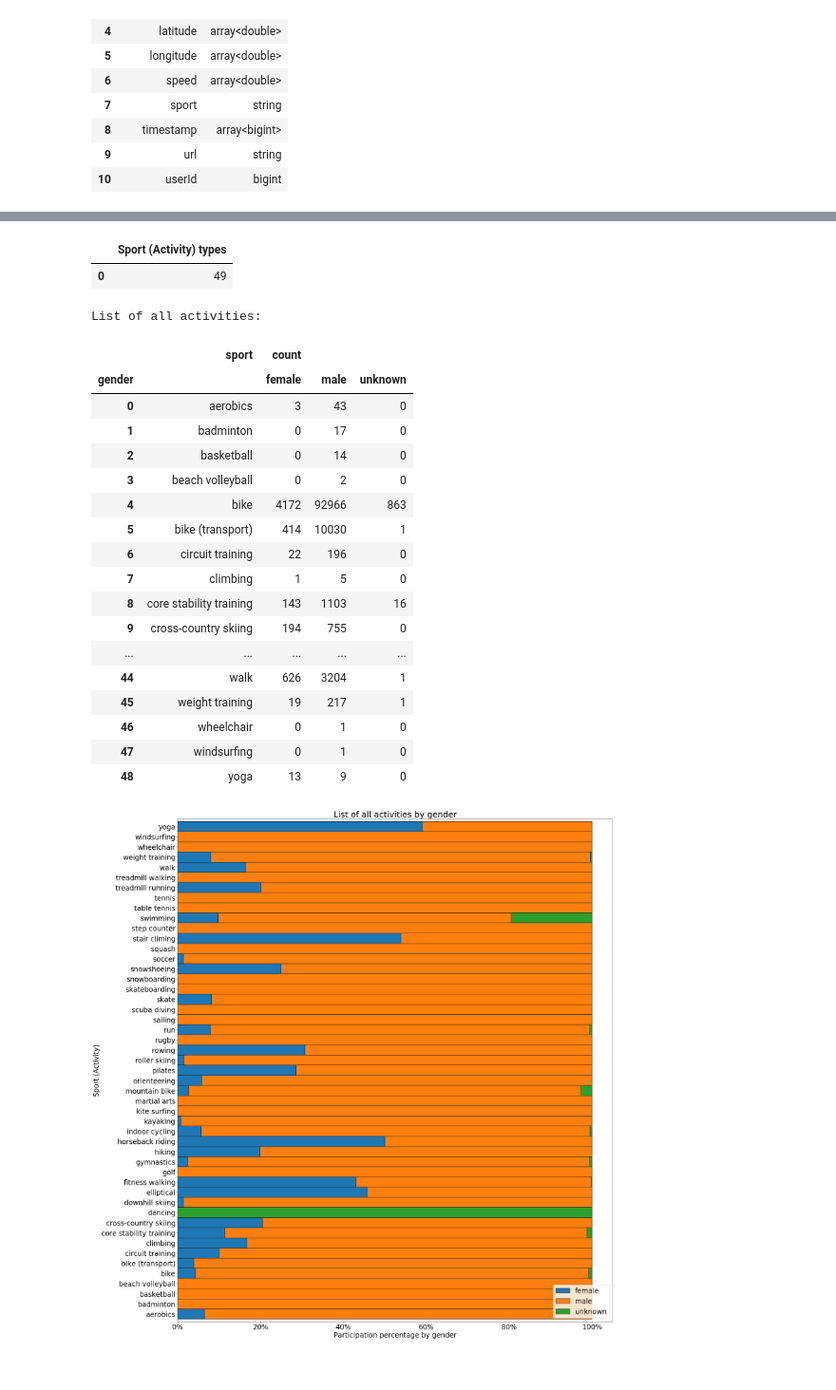
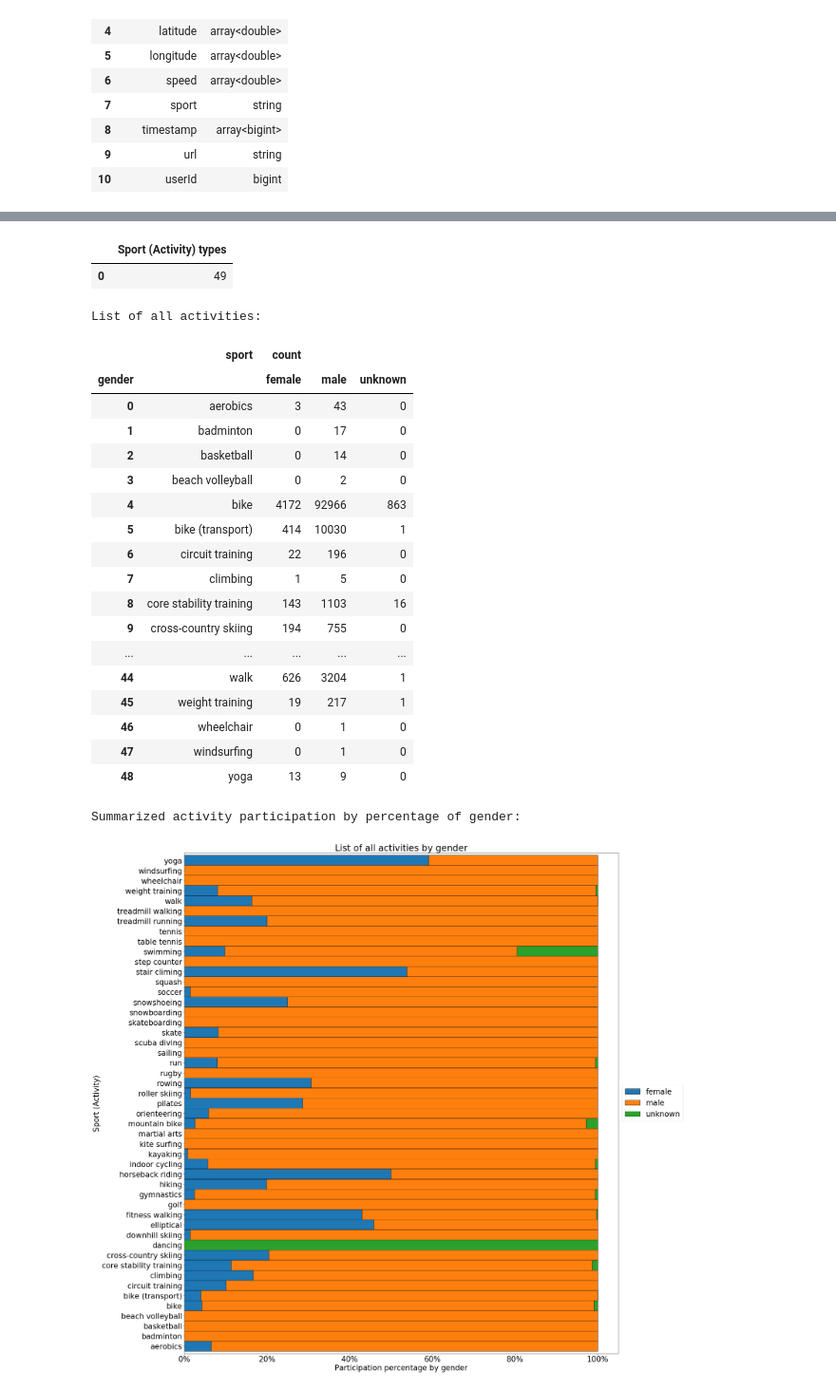
Before and after one commit to TuanTTranCS/concordia-bigdata-project, a Jupyter notebook: BigData_Project_Explore.ipynb, the cells around one changed output, grey strips where cells are left out. Shown at 95% size. Drawn from its saved outputs; the diff is of its cells as text; code cells hidden in the pictures.

Commit message:
rev4: Update some formats, add more wordings and 2 more plots

```diff
--- a/BigData_Project_Explore.ipynb
+++ b/BigData_Project_Explore.ipynb
@@ -132,6 +140,7 @@ activities_by_gender = df.groupBy('sport', 'gender').count().toPandas()
 activities_by_gender_sum = activities_by_gender.set_index(['sport','gender']).unstack(level='gender', fill_value=0).reset_index()
 #activities_by_gender_sum = activities_by_gender_sum.astype(int)
 activities_by_gender_sum
+print('\nSummarized activity participation by percentage of gender:')
 fig = plt.figure(figsize=(27, 32))
 grid_size = (1,1)
 
@@ -145,33 +154,34 @@ plot = activities_by_gender.groupby(['sport', 'gender']).agg(np.mean).groupby(le
                 , edgecolor='black', ax=ax, title='List of all activities by gender')
 a= plt.ylabel('Sport (Activity)')
 b= plt.xlabel('Participation percentage by gender')
-c= plt.legend(sorted(activities_by_gender['gender'].unique()), loc='lower right')
-plt.rcParams.update({'font.size': 24})
+c= plt.legend(sorted(activities_by_gender['gender'].unique()), loc='center left', bbox_to_anchor=(1.0, 0.5))
+plt.rcParams.update({'font.size': 26})
 #plt.axes.xaxis.labelpad = 10
 ax = plt.gca()
 f = ax.xaxis.set_major_formatter(mtick.PercentFormatter())
 plt.show()
 # %% [output]
 Activity count:
 |  | Sport (Activity) types |
 | 0 | 49 |
 List of all activities:
 |  | sport | count |  |  |
 | gender |  | female | male | unknown |
 | 0 | aerobics | 3 | 43 | 0 |
 | 1 | badminton | 0 | 17 | 0 |
 | 2 | basketball | 0 | 14 | 0 |
 | 3 | beach volleyball | 0 | 2 | 0 |
 | 4 | bike | 4172 | 92966 | 863 |
 | 5 | bike (transport) | 414 | 10030 | 1 |
 | 6 | circuit training | 22 | 196 | 0 |
 | 7 | climbing | 1 | 5 | 0 |
 | 8 | core stability training | 143 | 1103 | 16 |
 | 9 | cross-country skiing | 194 | 755 | 0 |
 | ... | ... | ... | ... | ... |
 | 44 | walk | 626 | 3204 | 1 |
 | 45 | weight training | 19 | 217 | 1 |
 | 46 | wheelchair | 0 | 1 | 0 |
 | 47 | windsurfing | 0 | 1 | 0 |
 | 48 | yoga | 13 | 9 | 0 |
+Summarized activity participation by percentage of gender:
-[figure, old version]
+[figure, new version]
```
Also changed, not shown: parts of 21 cells of this notebook.
